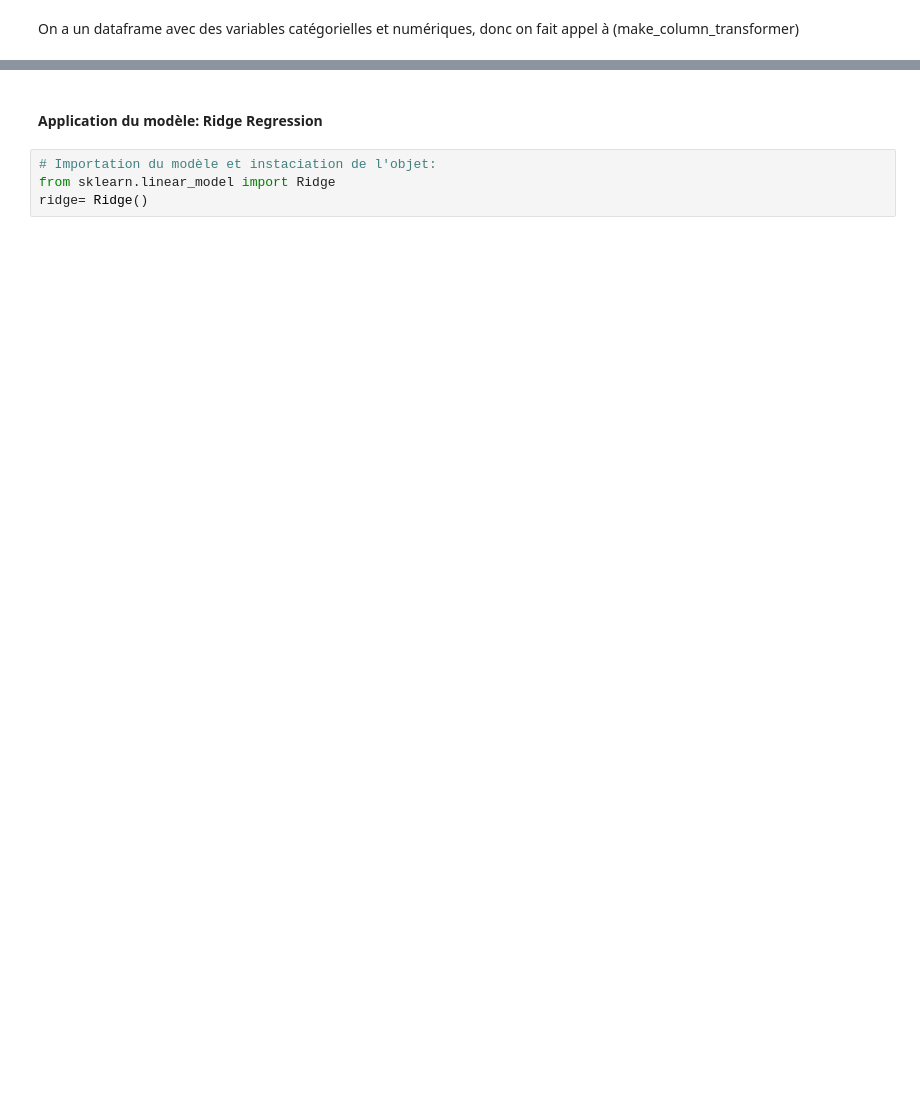
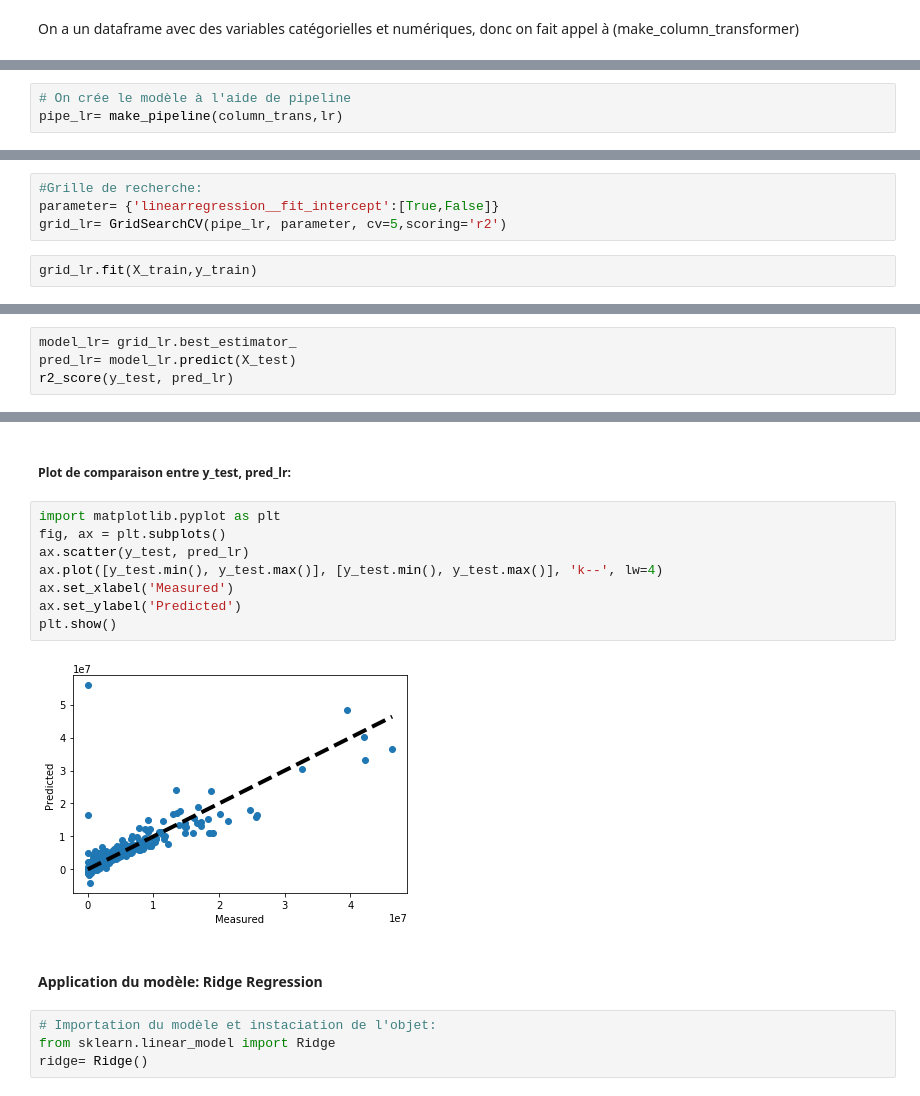
Before and after one commit to dani2188/OCR_P3, a Jupyter notebook: consoBat_model_conso.ipynb, the cells around one changed output, grey strips where cells are left out. Drawn from its saved outputs; the diff is of its cells as text; blank space fills up the shorter version.

Commit message:
autres models et avec energyScore

```diff
--- a/consoBat_model_conso.ipynb
+++ b/consoBat_model_conso.ipynb
@@ -269,0 +319,3 @@ ColumnTransformer(n_jobs=None, remainder='drop', sparse_threshold=0.3,
+# %%
+# On crée le modèle à l'aide de pipeline
+pipe_lr= make_pipeline(column_trans,lr)
@@ -269,0 +329,6 @@ ColumnTransformer(n_jobs=None, remainder='drop', sparse_threshold=0.3,
+# %%
+#Grille de recherche:
+parameter= {'linearregression__fit_intercept':[True,False]}
+grid_lr= GridSearchCV(pipe_lr, parameter, cv=5,scoring='r2')
+# %%
+grid_lr.fit(X_train,y_train)
@@ -269,0 +359,4 @@ ColumnTransformer(n_jobs=None, remainder='drop', sparse_threshold=0.3,
+# %%
+model_lr= grid_lr.best_estimator_
+pred_lr= model_lr.predict(X_test)
+r2_score(y_test, pred_lr)
@@ -270,3 +400,15 @@ ColumnTransformer(n_jobs=None, remainder='drop', sparse_threshold=0.3,
+# %% [markdown]
+##### Plot de comparaison entre y_test, pred_lr:
+# %%
+import matplotlib.pyplot as plt
+fig, ax = plt.subplots()
+ax.scatter(y_test, pred_lr)
+ax.plot([y_test.min(), y_test.max()], [y_test.min(), y_test.max()], 'k--', lw=4)
+ax.set_xlabel('Measured')
+ax.set_ylabel('Predicted')
+plt.show()
+# %% [output]
+[figure, added]
 # %% [markdown]
 #### Application du modèle: Ridge Regression
 # %%
```
Also changed, not shown: parts of 116 cells of this notebook, 2 other files.
